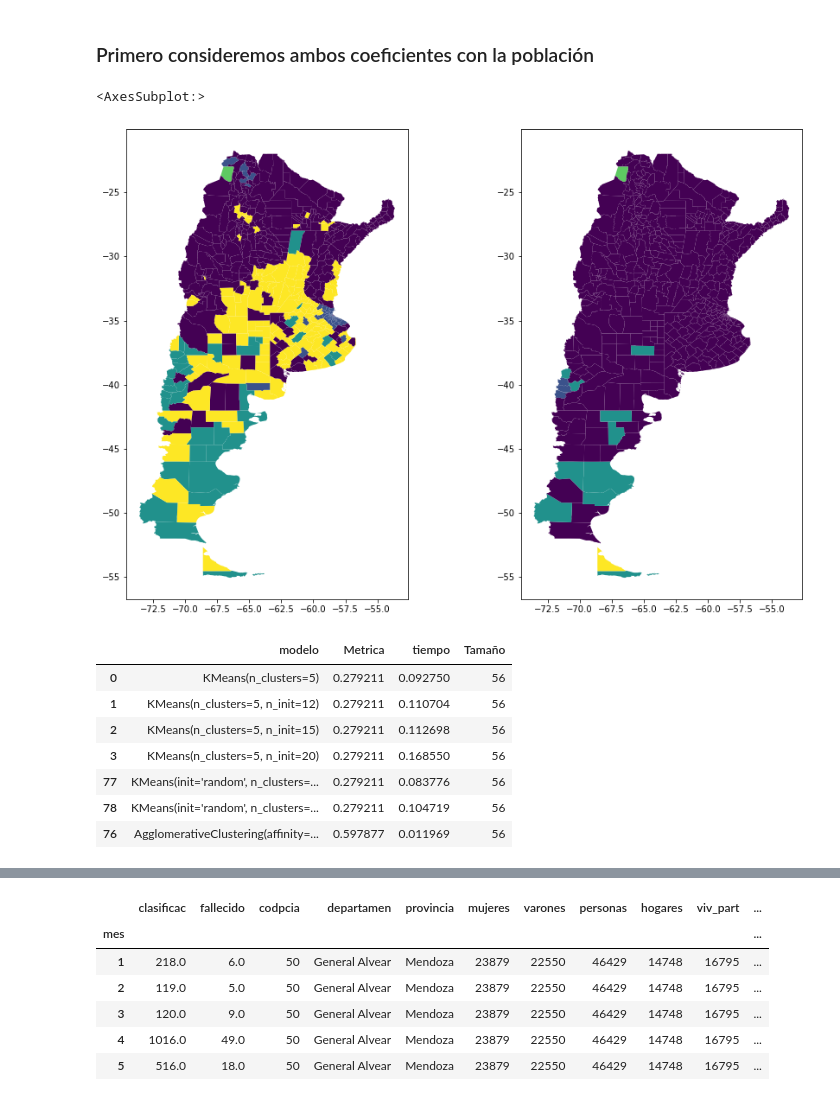
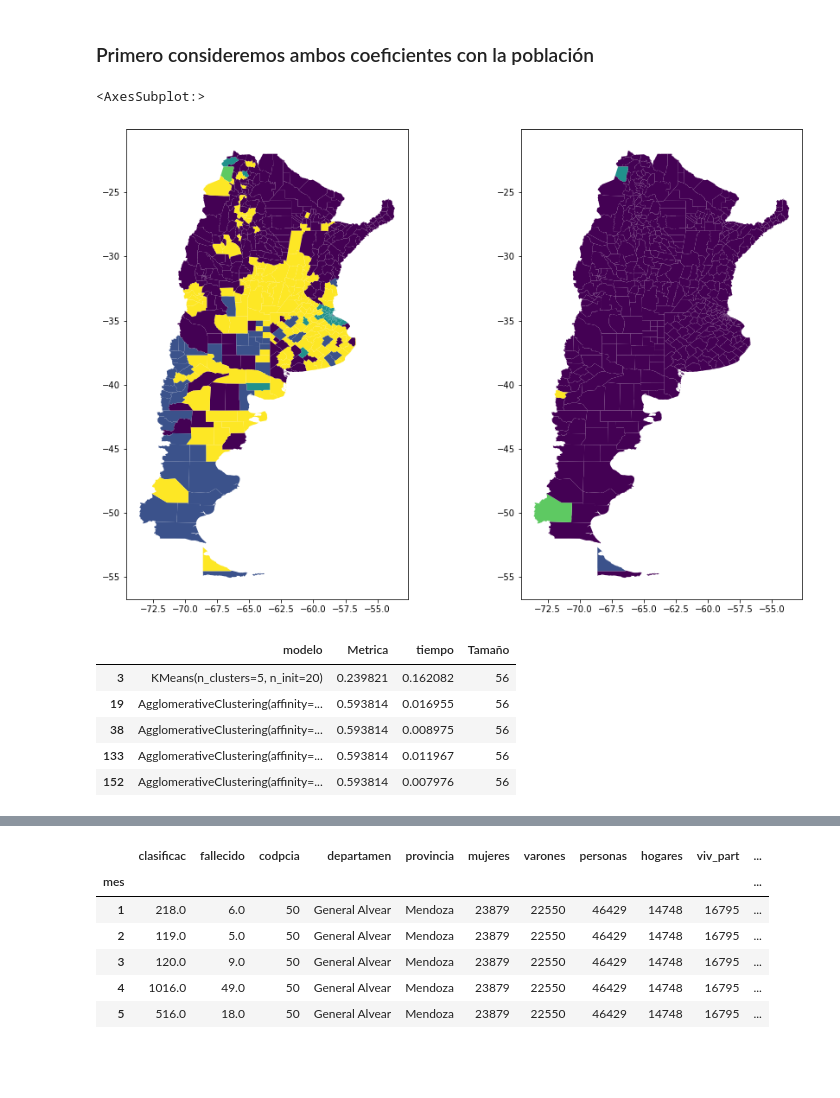
Before and after one commit to pabanib/covid, a Jupyter notebook: Clusters.ipynb, the cells around one changed output, grey strips where cells are left out. Cells and saved outputs as stored; diff of their text form; code cells hidden in the pictures; blank space fills up the shorter version.

```diff
--- a/Clusters.ipynb
+++ b/Clusters.ipynb
@@ -20,15 +10,20 @@ covid.head()
 # %%
 # Separamos los campos geometricos del dataframe
-geo = covid.loc[pd.IndexSlice[:,1],'geometry']
-codiprov = covid.loc[pd.IndexSlice[:,1],'codpcia']
+geo = covid.loc[pd.IndexSlice[:,'2021-01'],'geometry']
+codiprov = covid.loc[pd.IndexSlice[:,'2021-01'],['codpcia','departamen','provincia']]
+
+from sklearn.preprocessing import StandardScaler
 
 #  dividimos la cantidad de casos y fallecidos por la población
 columnas = ['clasificac', 'fallecido']
 covid2 = covid.copy()
 for i in columnas:
-    covid2[i] = covid[i]/covid.personas*100
+    covid2[i] = covid[i]/covid.personas
 covid2 = covid2[columnas]
-casos = covid2.iloc[:,0].to_numpy().reshape(525,12) #se selecciona solo una columna del df
+casos = covid2.iloc[:,0].to_numpy().reshape(525,19) #se selecciona solo una columna del df
+scaler = StandardScaler()
+scaler.fit(casos)
+casos = scaler.transform(casos)
 # %%
 # Análisis de componentes principales
 from sklearn.decomposition import PCA
@@ -236,35 +232,33 @@ def intervalos(data, campo, total, a = .95):
 # %% [markdown]
 ### Primero consideremos ambos coeficientes con la población
 # %%
-lq_confirm = covid[['lq_confirm']].to_numpy().reshape(525,12)
-lq_fallec = covid[['lq_falleci']].to_numpy().reshape(525,12)
+lq_confirm = scaler.fit_transform(covid[['lq_confirm']].to_numpy().reshape(525,12))
+lq_fallec = scaler.fit_transform(covid[['lq_falleci']].to_numpy().reshape(525,12))
 
 kmeans.fit(lq_confirm)
 aglo.fit(lq_confirm)
 
 covid_rdos = pd.DataFrame(lq_confirm)
 covid_rdos['kmeans'] = kmeans.best_model_['modelo'].iloc[0].labels_
 covid_rdos['aglo'] = aglo.best_model_['modelo'].iloc[0].labels_
 covid_rdos = covid_rdos.set_index(geo.index)
 covid_rdos = gpd.GeoDataFrame(covid_rdos, geometry = geo)
 
 fig, ax = plt.subplots(1,2, figsize = (15,10))
 covid_rdos.plot('kmeans', ax= ax[0])
 covid_rdos.plot('aglo', ax= ax[1])
 # %% [output]
 <AxesSubplot:>
-[figure, old version]
+[figure, new version]
 # %%
 pd.concat([kmeans.best_model_,aglo.best_model_])
 # %% [output]
 |  | modelo | Metrica | tiempo | Tamaño |
-| 0 | KMeans(n_clusters=5) | 0.279211 | 0.092750 | 56 |
-| 1 | KMeans(n_clusters=5, n_init=12) | 0.279211 | 0.110704 | 56 |
-| 2 | KMeans(n_clusters=5, n_init=15) | 0.279211 | 0.112698 | 56 |
-| 3 | KMeans(n_clusters=5, n_init=20) | 0.279211 | 0.168550 | 56 |
-| 77 | KMeans(init='random', n_clusters=... | 0.279211 | 0.083776 | 56 |
-| 78 | KMeans(init='random', n_clusters=... | 0.279211 | 0.104719 | 56 |
-| 76 | AgglomerativeClustering(affinity=... | 0.597877 | 0.011969 | 56 |
+| 3 | KMeans(n_clusters=5, n_init=20) | 0.239821 | 0.162082 | 56 |
+| 19 | AgglomerativeClustering(affinity=... | 0.593814 | 0.016955 | 56 |
+| 38 | AgglomerativeClustering(affinity=... | 0.593814 | 0.008975 | 56 |
+| 133 | AgglomerativeClustering(affinity=... | 0.593814 | 0.011967 | 56 |
+| 152 | AgglomerativeClustering(affinity=... | 0.593814 | 0.007976 | 56 |
 # %%
 fig, ax = plt.subplots(1,2, figsize = (12,10))
 pd.DataFrame(covid_rdos.groupby('kmeans').mean().loc[:,0:11]).T.plot(ax = ax[0])
```
Also changed, not shown: parts of 52 cells of this notebook, 16 other files.
